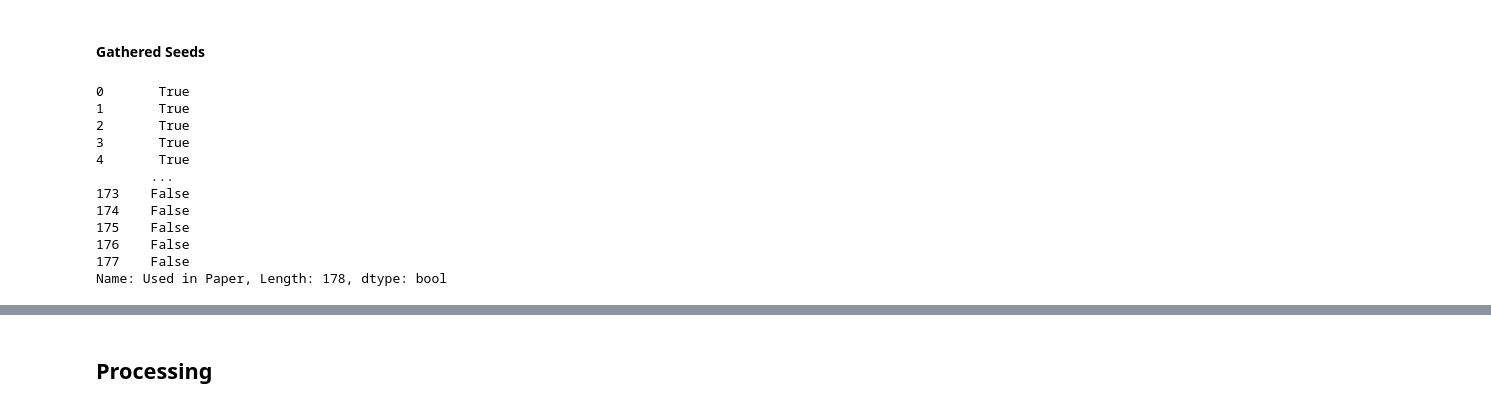
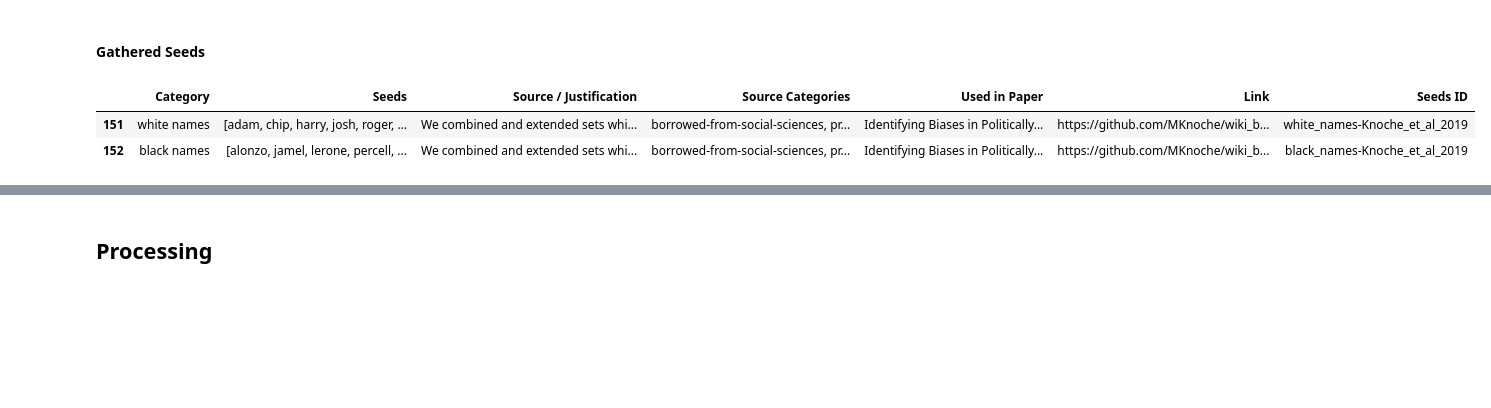
Before and after one commit to thesofakillers/badder-seeds, a Jupyter notebook: notebooks/fig_5.ipynb, the cells around one changed output, grey strips where cells are left out. Saved outputs shown, nothing was run; the diff lists cells and outputs as text; code cells hidden in the pictures; blank space fills up the shorter version.

```diff
--- a/notebooks/fig_5.ipynb
+++ b/notebooks/fig_5.ipynb
@@ -43,23 +49,4 @@ for file in tqdm(os.listdir(embeddings_dir)):
 #### Gathered Seeds
 # %%
 seeds = seedbank.seedbanking(config["seeds"]["dir_path"] + "seeds.json")
-# %%
-seeds["Used in Paper"].isin(
-    [
-        "Semantics derived automatically from language corpora contain human-like biases (Caliskan et al., 2017)"
-    ]
-)
-# %% [output]
-0       True
-1       True
-2       True
-3       True
-4       True
-       ...
-173    False
-174    False
-175    False
-176    False
-177    False
-Name: Used in Paper, Length: 178, dtype: bool
 # %%
@@ -68,0 +54,11 @@ gathered_seeds = seedbank.get_seeds(
+# %%
+highlighted_ids = {
+    "names": ["white_names-Knoche_et_al_2019", "black_names-Knoche_et_al_2019"],
+    "roles": ["caucasian_roles-Manzini_et_al_2019", "black_roles-Manzini_et_al_2019"],
+}
+# %%
+seeds[seeds["Seeds ID"].isin(highlighted_ids["names"])]
+# %% [output]
+|  | Category | Seeds | Source / Justification | Source Categories | Used in Paper | Link | Seeds ID |
+| 151 | white names | [adam, chip, harry, josh, roger, ... | We combined and extended sets whi... | borrowed-from-social-sciences, pr... | Identifying Biases in Politically... | https://github.com/MKnoche/wiki_b... | white_names-Knoche_et_al_2019 |
+| 152 | black names | [alonzo, jamel, lerone, percell, ... | We combined and extended sets whi... | borrowed-from-social-sciences, pr... | Identifying Biases in Politically... | https://github.com/MKnoche/wiki_b... | black_names-Knoche_et_al_2019 |
```
Also changed, not shown: parts of 28 cells of this notebook, 1 other file.
